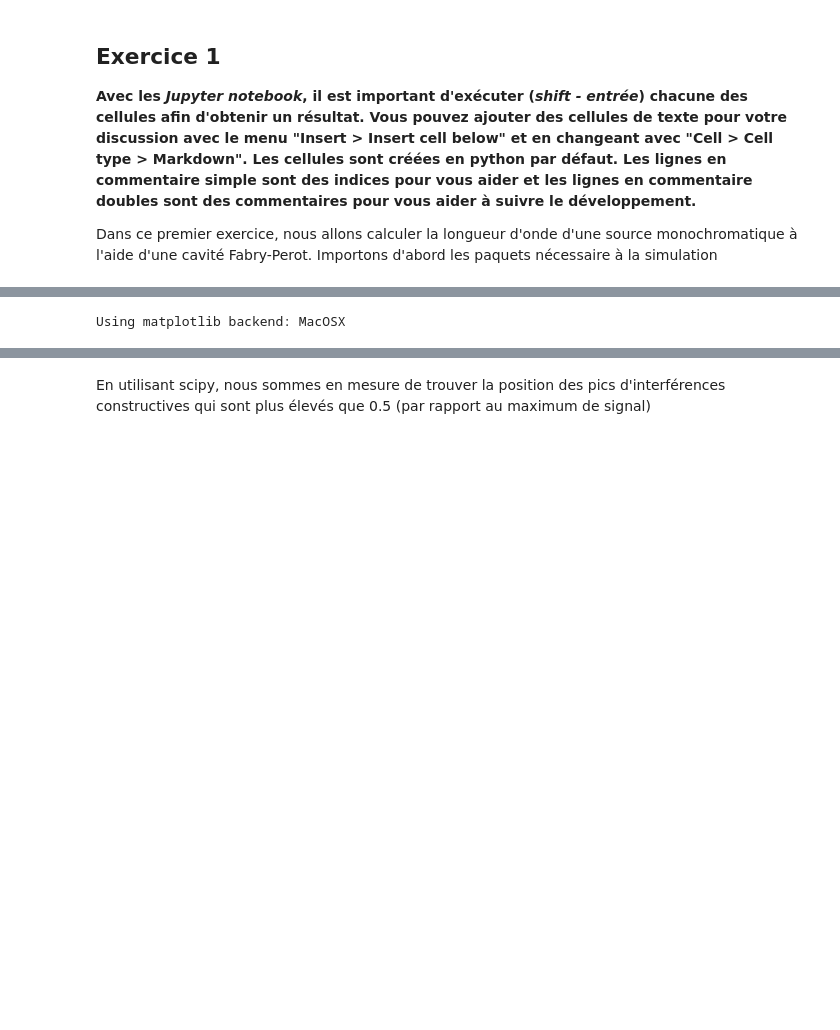
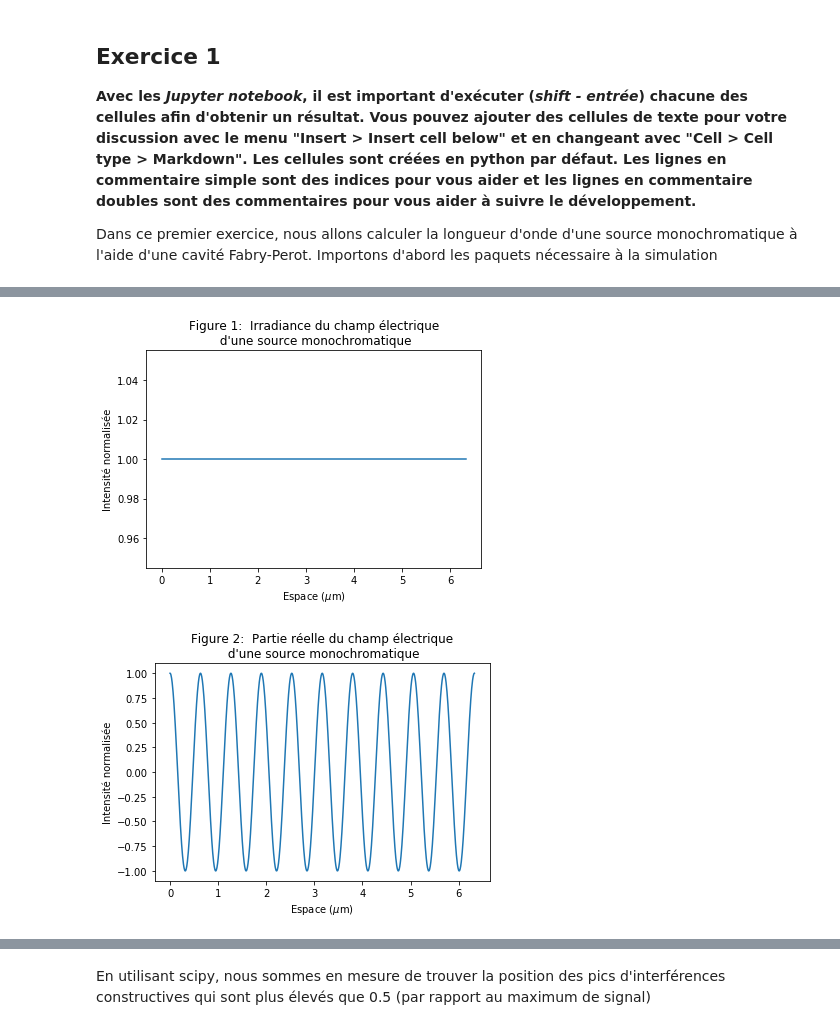
Before and after one commit to GuillaumeAllain/UL_PHY2006-FABRY_PEROT_SIMULATION, a Jupyter notebook: f-p_lab.ipynb, the cells around one changed output, grey strips where cells are left out. Saved outputs shown, nothing was run; the diff lists cells and outputs as text; code cells hidden in the pictures; blank space fills up the shorter version.

```diff
--- a/f-p_lab.ipynb
+++ b/f-p_lab.ipynb
@@ -146,68 +187,40 @@ Comme il est possible de le voir à la Figure 2, bien que le champ électrique v
 # %%
-%matplotlib
 ## Longueur d'onde
 
 longueur_onde_1 = 632.8e-9
-# longueur_onde_2 =
 
 
 ## Fonction champ électrique (E(z))
 
 champ_electrique_1 = champ_electrique_discret_func(longueur_onde_1)
-# champ_electrique_2 = champ_electrique_discret_func(longueur_onde_2)
+
+## Affichons le champ électrique sur une distance de 10 longueurs
+## d'ondes en générant un domaine discret de 1000 valeurs distribuées
+espace_discret = np.linspace(0,10*longueur_onde_1,1000)
+
+## Utilisons matplotlib pour générer l'affichage de l'intensité du champ électrique
+plt.plot(espace_discret*10**6, np.abs(champ_electrique_1(espace_discret))**2)
+plt.title("Figure 1:  Irradiance du champ électrique\n d'une source monochromatique")
+plt.ylabel('Intensité normalisée')
+plt.xlabel(r'Espace ($\mu$m)')
+plt.show()
+
+## Utilisons matplotlib pour générer l'affichage de la partie réelle du champ électrique
+plt.plot(espace_discret*10**6, np.real(champ_electrique_1(espace_discret)))
+plt.title("Figure 2:  Partie réelle du champ électrique\n d'une source monochromatique")
+plt.ylabel('Intensité normalisée')
+plt.xlabel(r'Espace ($\mu$m)')
+plt.show()
 
 
 
-## Affichons le champ électrique sur une distance de 10 longueurs
-## d'ondes en générant un domaine discret de 1000 valeurs distribuées
-## également entre 0 et 40 \lambda
 
+## Cavité F-P
 
+ISL = 1500e9
+R = 0.97
 
-# espace_discret =
-# déphasage =
-# espace_discret_dephasé = espace_discret+déphasage
-
-
-
-## Les deux champs électriques à l'étude
-
-
-# champ_electrique_somme = champ_electrique_1+champ_electrique_2
-# champ_electrique_déphasé = champ_electrique_1+champ_electrique_1
-
-
-
-## Utilisons matplotlib pour générer l'affichage de la partie réelle du champ électrique
-
-# plt.plot(espace_discret*10**6, np.real(champ_electrique_somme(espace_discret)))
-# plt.title("Figure 3: Partie réelle d'un champ électrique monochromatique")
-# plt.ylabel('Intensité normalisée')
-# plt.xlabel(r'Espace ($\mu$m)')
-# plt.show()
-
-## Utilisons matplotlib pour générer l'affichage de l'intensité du champ électrique
-
-# plt.plot(espace_discret*10**6, np.abs(champ_electrique_somme(espace_discret))**2)
-# plt.title("Figure 4: Intensité d'un champ électrique monochromatique")
-# plt.ylabel('Intensité normalisée')
-# plt.xlabel(r'Espace ($\mu$m)')
-# plt.show()
-
-## Utilisons matplotlib pour générer l'affichage de la partie réelle du champ électrique
-
-# plt.plot(espace_discret*10**6, np.real(champ_electrique_déphasé(espace_discret)))
-# plt.title("Figure 5: Partie réelle d'un champ électrique monochromatique")
-# plt.ylabel('Intensité normalisée')
-# plt.xlabel(r'Espace ($\mu$m)')
-# plt.show()
-
-## Utilisons matplotlib pour générer l'affichage de l'intensité du champ électrique
-
-# plt.plot(espace_discret*10**6, np.abs(champ_electrique_déphasé(espace_discret))**2)
-# plt.title("Figure 6: Intensité d'un champ électrique monochromatique")
-# plt.ylabel('Intensité normalisée')
-# plt.xlabel(r'Espace ($\mu$m)')
-# plt.show()
+trace_fp_1_mono = lambda amplitude, bias: trace_fp(amplitude, bias, ISL, R, champ_electrique_1)
 # %% [output]
-Using matplotlib backend: MacOSX
+[figure, added]
+[figure, added]
```
Also changed, not shown: parts of 20 cells of this notebook.
